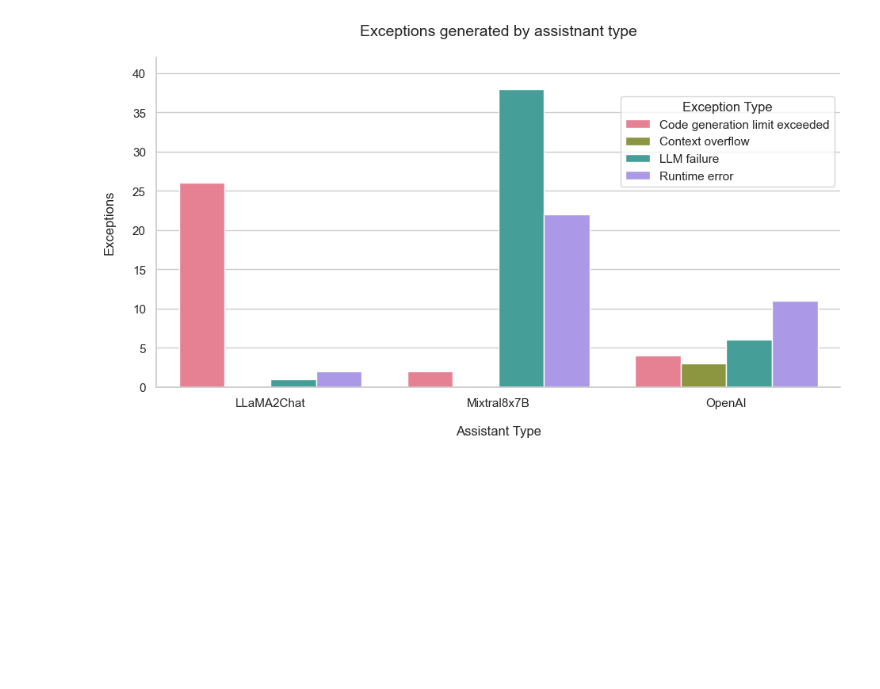
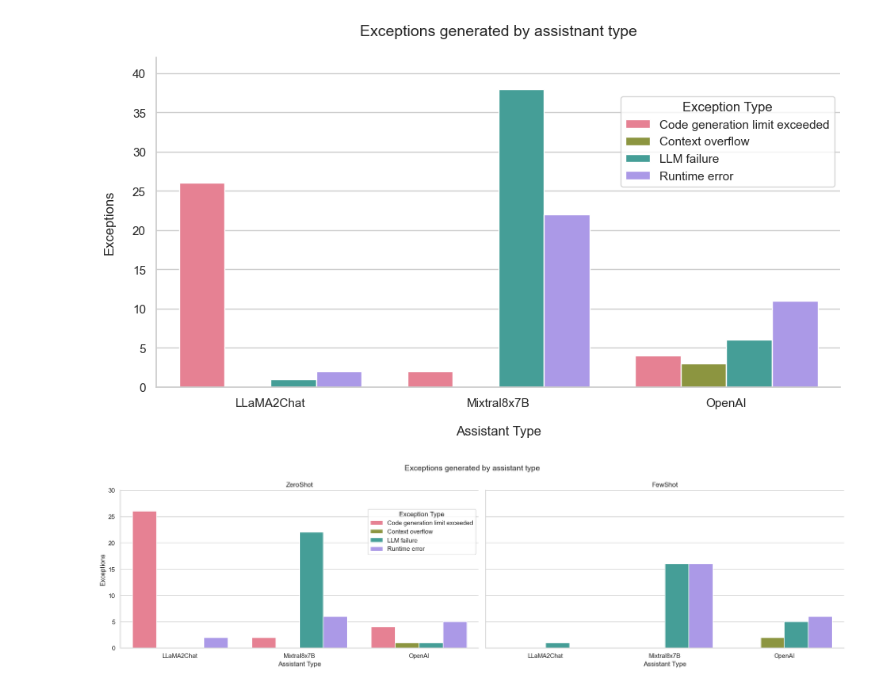
Before and after one commit to jswistak/automatic-data-analysis, a Jupyter notebook: thesis/results_analysis.ipynb, the cells around one changed output. Cells and saved outputs as stored; diff of their text form; code cells hidden in the pictures; blank space fills up the shorter version.

Commit message:
feat: exceptions by prompt comparison

```diff
--- a/thesis/results_analysis.ipynb
+++ b/thesis/results_analysis.ipynb
@@ -235,3 +244,39 @@ ax._legend.set_title(new_title)
 plt.savefig('exceptions.png', dpi=300, bbox_inches='tight')
 # %% [output]
 [figure]
+# %%
+test = df.groupby(['merged_exceptions', 'code_assistant_type', 'prompt_type']).size().reset_index(name='counts')
+
+ax = sns.catplot(
+    data=test,
+    x="code_assistant_type",
+    y="counts",
+    hue="merged_exceptions",
+    kind="bar",
+    aspect=1.9,
+    palette='husl',
+    col='prompt_type',
+    legend_out=False,
+)
+ax.set_xlabels('Assistant Type', fontsize=12)
+ax.set_ylabels('Exceptions', fontsize=12)
+ax.fig.suptitle('Exceptions generated by assistant type', fontsize=14, y=1.05)
+
+#plt.xlabel('Assistant Type', fontsize=12, labelpad=15)
+#plt.ylabel('Exceptions', fontsize=12, labelpad=15)
+#plt.title('Exceptions generated by assistnant type', fontsize=14, pad=20)
+plt.ylim(0, 30)  # Set Y-axis limits
+
+ax._legend.set_bbox_to_anchor((1, 0.9))  # Adjust legend position
+
+for axes, title in zip(ax.axes.flat, ['ZeroShot', 'FewShot']):
+    axes.set_title(title)
+
+new_title = 'Exception Type'
+ax._legend.set_title(new_title)
+
+
+#plt.show()
+plt.savefig('exceptions_prompt.png', dpi=300, bbox_inches='tight')
+# %% [output]
+[figure, added]
```
Also changed, not shown: parts of 1 cell of this notebook.
